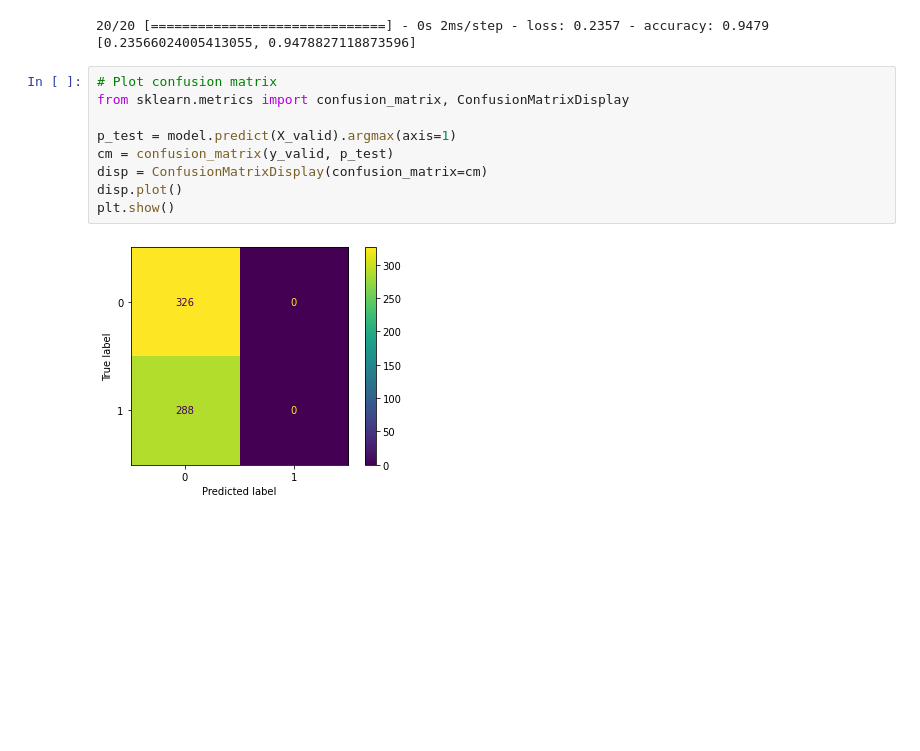
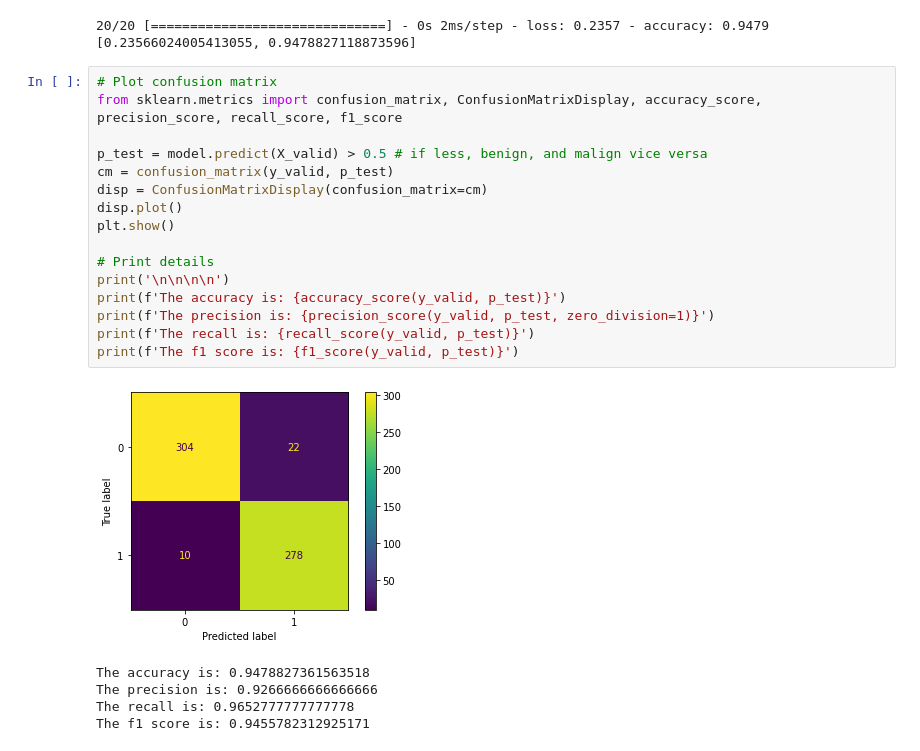
Before and after one commit to Hameon4/Tensorflow-2.0-Practice, a Jupyter notebook: EBTIC_Advanced_AI_training.ipynb, the cells around one changed output. Drawn from its saved outputs; the diff is of its cells as text; blank space fills up the shorter version.

```diff
--- a/EBTIC_Advanced_AI_training.ipynb
+++ b/EBTIC_Advanced_AI_training.ipynb
@@ -122,12 +138,23 @@ print(model.evaluate(X_valid, y_valid))
 [0.23566024005413055, 0.9478827118873596]
 # %%
 # Plot confusion matrix
-from sklearn.metrics import confusion_matrix, ConfusionMatrixDisplay
+from sklearn.metrics import confusion_matrix, ConfusionMatrixDisplay, accuracy_score, precision_score, recall_score, f1_score
 
-p_test = model.predict(X_valid).argmax(axis=1)
+p_test = model.predict(X_valid) > 0.5 # if less, benign, and malign vice versa
 cm = confusion_matrix(y_valid, p_test)
 disp = ConfusionMatrixDisplay(confusion_matrix=cm)
 disp.plot()
 plt.show()
+
+# Print details
+print('\n\n\n\n')
+print(f'The accuracy is: {accuracy_score(y_valid, p_test)}')
+print(f'The precision is: {precision_score(y_valid, p_test, zero_division=1)}')
+print(f'The recall is: {recall_score(y_valid, p_test)}')
+print(f'The f1 score is: {f1_score(y_valid, p_test)}')
 # %% [output]
-[figure, old version]
+[figure, new version]
+The accuracy is: 0.9478827361563518
+The precision is: 0.9266666666666666
+The recall is: 0.9652777777777778
+The f1 score is: 0.9455782312925171
```
Also changed, not shown: parts of 4 cells of this notebook.
